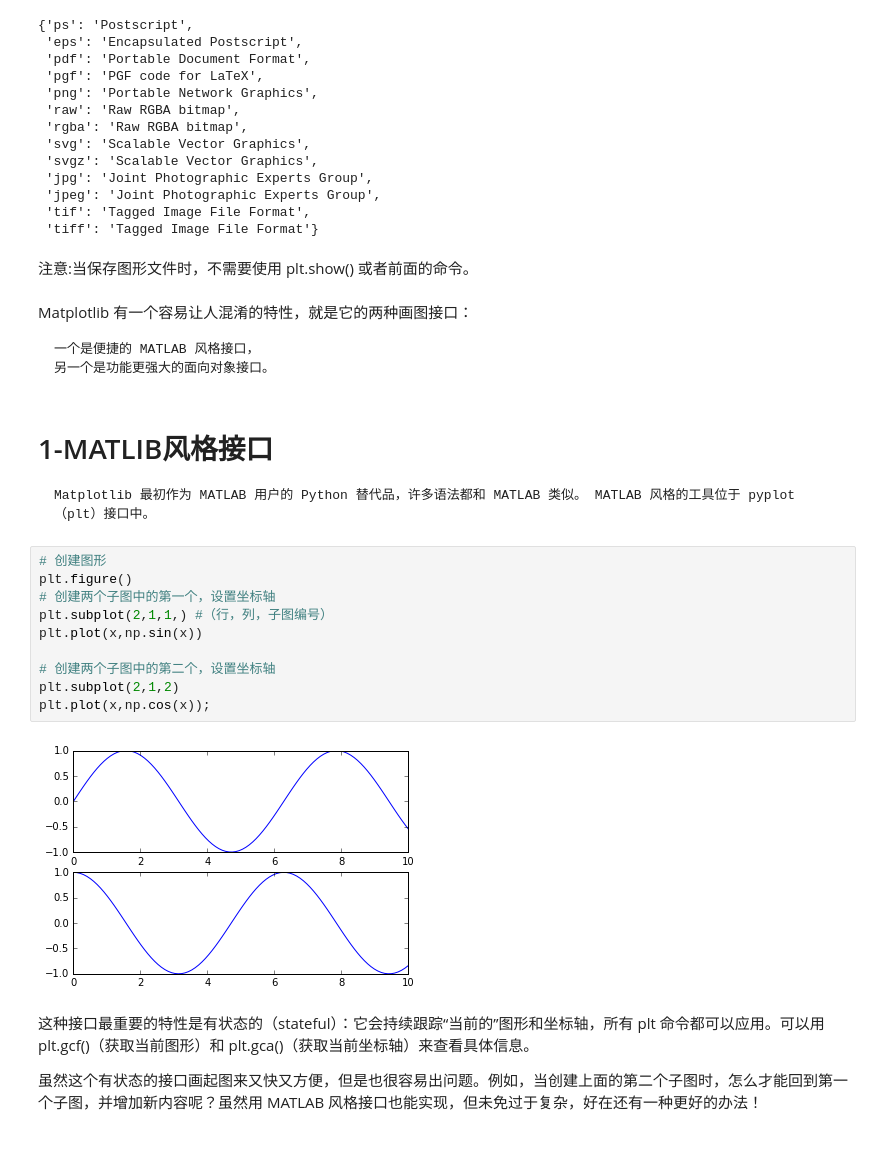
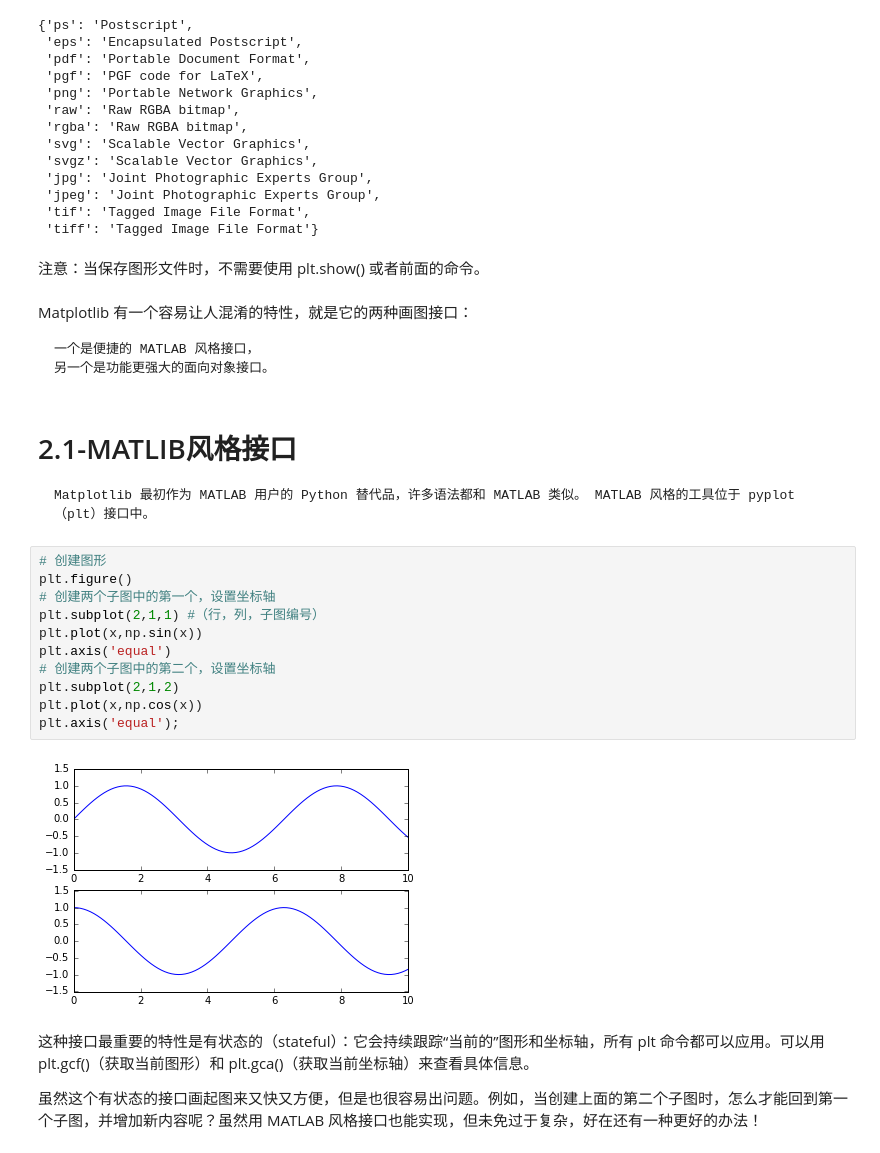
Before and after one commit to Running-B/NumPy_Pandas_Matplotlib, a Jupyter notebook: Matplotlib/Matplotlib01&02--常用技巧 与 两种画图接口.ipynb, the cells around one changed output. Cells and saved outputs as stored; diff of their text form.

```diff
--- a/Matplotlib/Matplotlib01&02--常用技巧 与 两种画图接口.ipynb
+++ b/Matplotlib/Matplotlib01&02--常用技巧 与 两种画图接口.ipynb
@@ -85,27 +86,28 @@ fig.canvas.get_supported_filetypes()
  'tif': 'Tagged Image File Format',
  'tiff': 'Tagged Image File Format'}
 # %% [markdown]
-注意:当保存图形文件时，不需要使用 plt.show() 或者前面的命令。
+注意：当保存图形文件时，不需要使用 plt.show() 或者前面的命令。
 # %% [markdown]
 Matplotlib 有一个容易让人混淆的特性，就是它的两种画图接口：
 
     一个是便捷的 MATLAB 风格接口，
     另一个是功能更强大的面向对象接口。
 # %% [markdown]
-# 1-MATLIB风格接口
+# 2.1-MATLIB风格接口
     Matplotlib 最初作为 MATLAB 用户的 Python 替代品，许多语法都和 MATLAB 类似。 MATLAB 风格的工具位于 pyplot（plt）接口中。
 # %%
 # 创建图形
 plt.figure()
 # 创建两个子图中的第一个，设置坐标轴
-plt.subplot(2,1,1,) #（行，列，子图编号）
+plt.subplot(2,1,1) #（行，列，子图编号）
 plt.plot(x,np.sin(x))
-
+plt.axis('equal')
 # 创建两个子图中的第二个，设置坐标轴
 plt.subplot(2,1,2)
-plt.plot(x,np.cos(x));
+plt.plot(x,np.cos(x))
+plt.axis('equal');
 # %% [output]
-[figure, old version]
+[figure, new version]
 # %% [markdown]
 这种接口最重要的特性是有状态的（stateful）：它会持续跟踪“当前的”图形和坐标轴，所有 plt 命令都可以应用。可以用 plt.gcf()（获取当前图形）和 plt.gca()（获取当前坐标轴）来查看具体信息。
 
```
Also changed, not shown: parts of 8 cells of this notebook, 2 other files.
